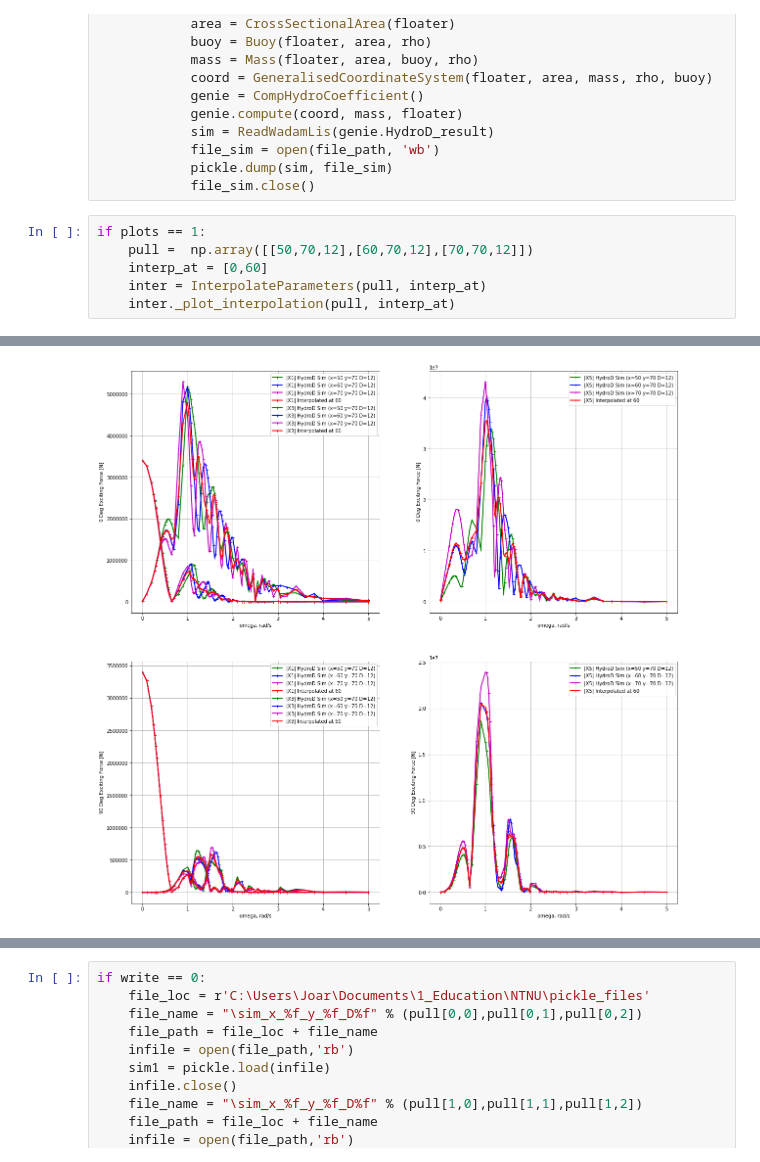
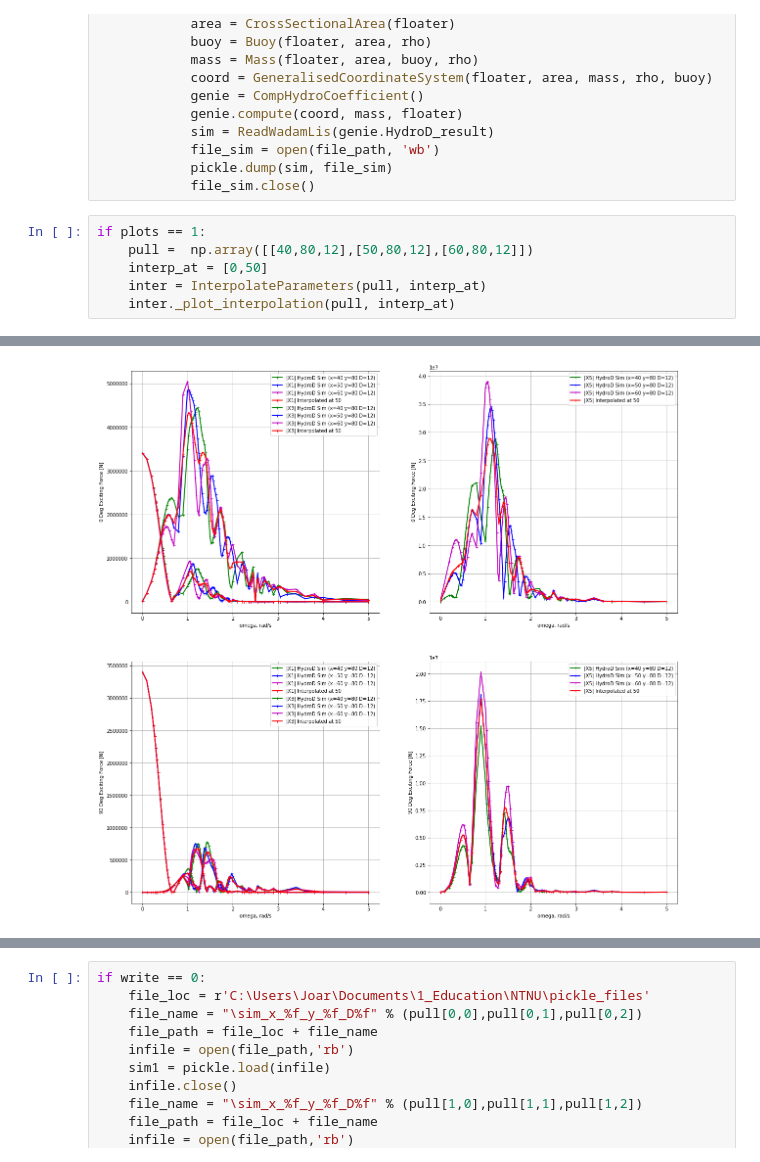
Before and after one commit to jsolvang/MUFP-Optimisation, a Jupyter notebook: Developing.ipynb, the cells around one changed output, grey strips where cells are left out. Saved outputs shown, nothing was run; the diff lists cells and outputs as text.

```diff
--- a/Developing.ipynb
+++ b/Developing.ipynb
@@ -49,8 +49,8 @@ if write == 1:
             file_sim.close()
 # %%
 if plots == 1:
-    pull =  np.array([[50,70,12],[60,70,12],[70,70,12]])
-    interp_at = [0,60]
+    pull =  np.array([[40,80,12],[50,80,12],[60,80,12]])
+    interp_at = [0,50]
     inter = InterpolateParameters(pull, interp_at)
     inter._plot_interpolation(pull, interp_at)
 # %% [output]
@@ -61 +61 @@ if plots == 1:
-[figure, old version]
+[figure, new version]
```
Also changed, not shown: parts of 1 cell of this notebook, 7 other files.
